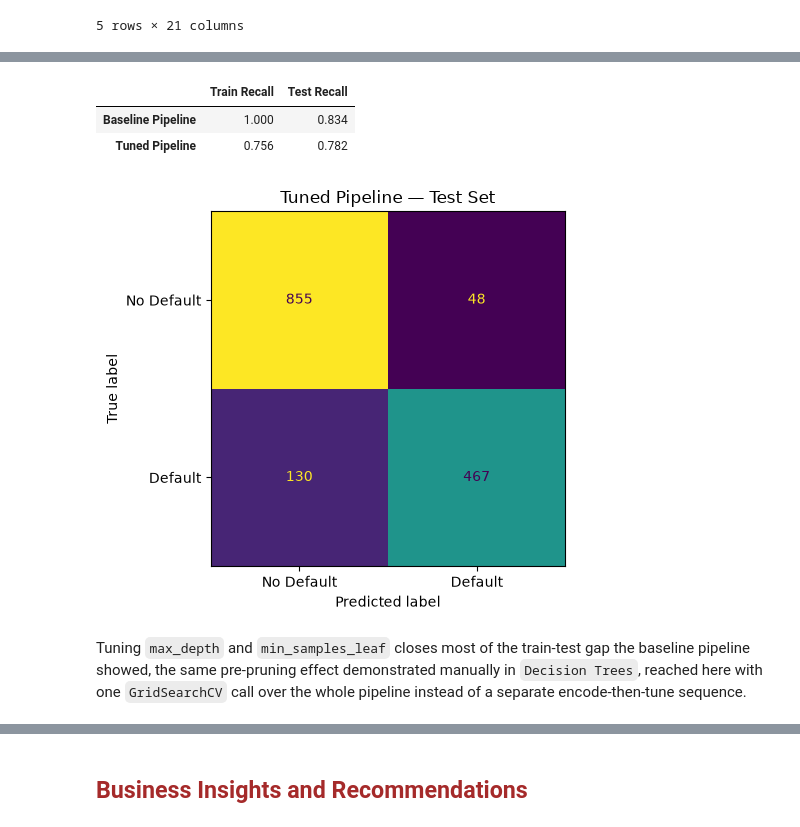
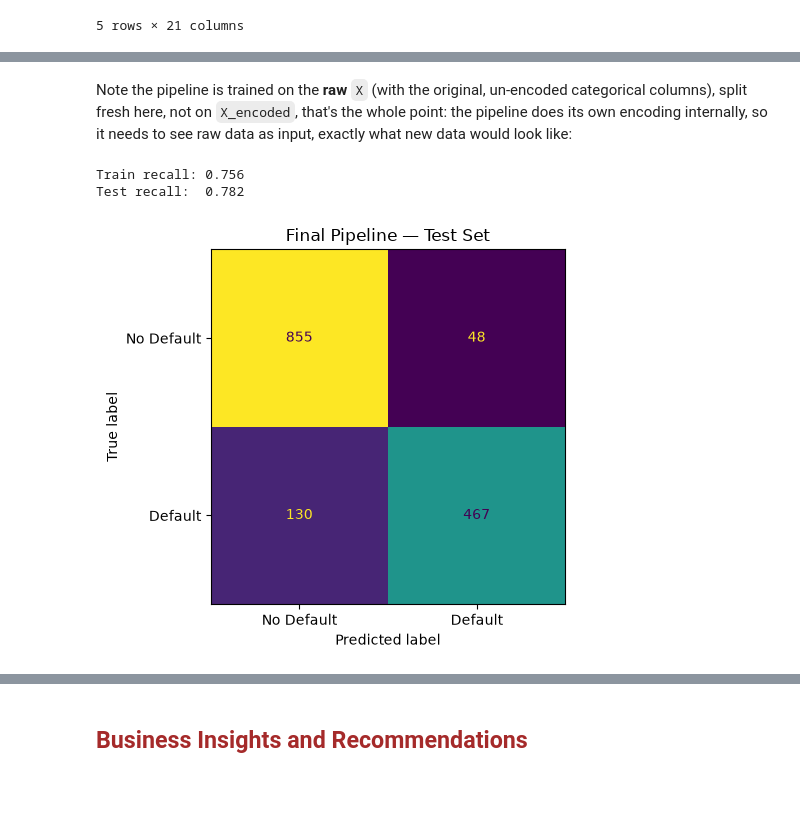
Before and after one commit to yogi-datalabs/machine-learning, a Jupyter notebook: ML Pipelines/Credit Default Prediction with an sklearn Pipeline.ipynb, the cells around one changed output, grey strips where cells are left out. Cells and saved outputs as stored; diff of their text form; code cells hidden in the pictures; blank space fills up the shorter version.

```diff
--- a/ML Pipelines/Credit Default Prediction with an sklearn Pipeline.ipynb
+++ b/ML Pipelines/Credit Default Prediction with an sklearn Pipeline.ipynb
@@ -79,0 +92,9 @@ Train: (3500, 20)  Test: (1500, 20)
+# %%
+base_dtree = DecisionTreeClassifier(random_state=0)
+base_dtree.fit(X_train, y_train)
+
+pred_train = base_dtree.predict(X_train)
+pred_test = base_dtree.predict(X_test)
+
+print("Train recall:", round(recall_score(y_train, pred_train), 3))
+print("Test recall: ", round(recall_score(y_test, pred_test), 3))
@@ -79,0 +112,12 @@ Train: (3500, 20)  Test: (1500, 20)
+# %%
+param_grid = {
+    "max_depth": [3, 4, 5, 6, 7],
+    "min_samples_leaf": [5, 10, 20, 30],
+}
+
+grid_search = GridSearchCV(
+    DecisionTreeClassifier(random_state=0), param_grid, scoring="recall", cv=5, n_jobs=-1
+)
+grid_search.fit(X_train, y_train)
+
+print("Best parameters:", grid_search.best_params_)
@@ -90,8 +163,11 @@ preprocessor = ColumnTransformer(
     remainder="passthrough",
 )
 
-pipe = make_pipeline(preprocessor, DecisionTreeClassifier(random_state=0))
-pipe
+final_pipeline = make_pipeline(
+    preprocessor,
+    DecisionTreeClassifier(random_state=0, **grid_search.best_params_),
+)
+final_pipeline
 # %% [output]
 Pipeline(steps=[('columntransformer',
                  ColumnTransformer(remainder='passthrough',
@@ -155,35 +192,29 @@ Best parameters: {'decisiontreeclassifier__max_depth': 7, 'decisiontreeclassifie
-# %%
-best_pipe = grid_search.best_estimator_
-
-pred_train_tuned = best_pipe.predict(X_train)
-pred_test_tuned = best_pipe.predict(X_test)
-
-comparison = pd.DataFrame({
-    "Train Recall": [
-        recall_score(y_train, pred_train),
-        recall_score(y_train, pred_train_tuned),
-    ],
-    "Test Recall": [
-        recall_score(y_test, pred_test),
-        recall_score(y_test, pred_test_tuned),
-    ],
-}, index=["Baseline Pipeline", "Tuned Pipeline"]).round(3)
-comparison
-# %% [output]
-|  | Train Recall | Test Recall |
-| Baseline Pipeline | 1.000 | 0.834 |
-| Tuned Pipeline | 0.756 | 0.782 |
+# %% [markdown]
+Note the pipeline is trained on the **raw** `X` (with the original, un-encoded categorical
+columns), split fresh here, not on `X_encoded`, that's the whole point: the pipeline does its own
+encoding internally, so it needs to see raw data as input, exactly what new data would look like:
+# %%
+X_train_raw, X_test_raw, y_train_raw, y_test_raw = train_test_split(
+    X, y, test_size=0.3, random_state=42
+)
+
+final_pipeline.fit(X_train_raw, y_train_raw)
+
+pred_train_pipe = final_pipeline.predict(X_train_raw)
+pred_test_pipe = final_pipeline.predict(X_test_raw)
+
+print("Train recall:", round(recall_score(y_train_raw, pred_train_pipe), 3))
+print("Test recall: ", round(recall_score(y_test_raw, pred_test_pipe), 3))
+# %% [output]
+Train recall: 0.756
+Test recall:  0.782
 # %%
 fig, ax = plt.subplots(figsize=(5, 4.5))
 ConfusionMatrixDisplay.from_predictions(
-    y_test, pred_test_tuned, display_labels=["No Default", "Default"], ax=ax, colorbar=False
+    y_test_raw, pred_test_pipe, display_labels=["No Default", "Default"], ax=ax, colorbar=False
 )
-ax.set_title("Tuned Pipeline — Test Set")
+ax.set_title("Final Pipeline — Test Set")
 plt.tight_layout()
 plt.show()
 # %% [output]
-[figure, old version]
+[figure, new version]
-# %% [markdown]
-Tuning `max_depth` and `min_samples_leaf` closes most of the train-test gap the baseline pipeline
-showed, the same pre-pruning effect demonstrated manually in `Decision Trees`, reached here with
-one `GridSearchCV` call over the whole pipeline instead of a separate encode-then-tune sequence.
```
Also changed, not shown: parts of 28 cells of this notebook, 2 other files.
